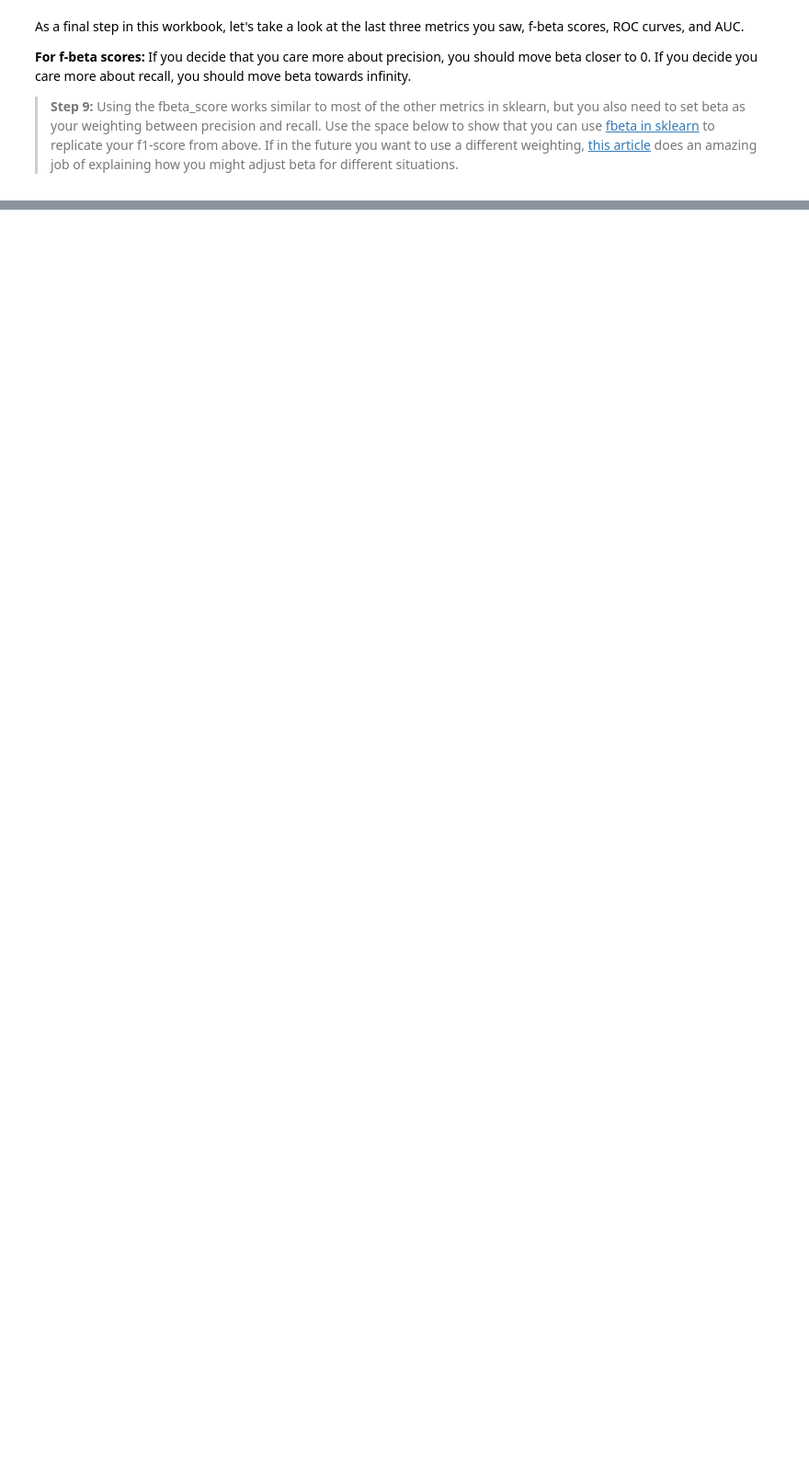
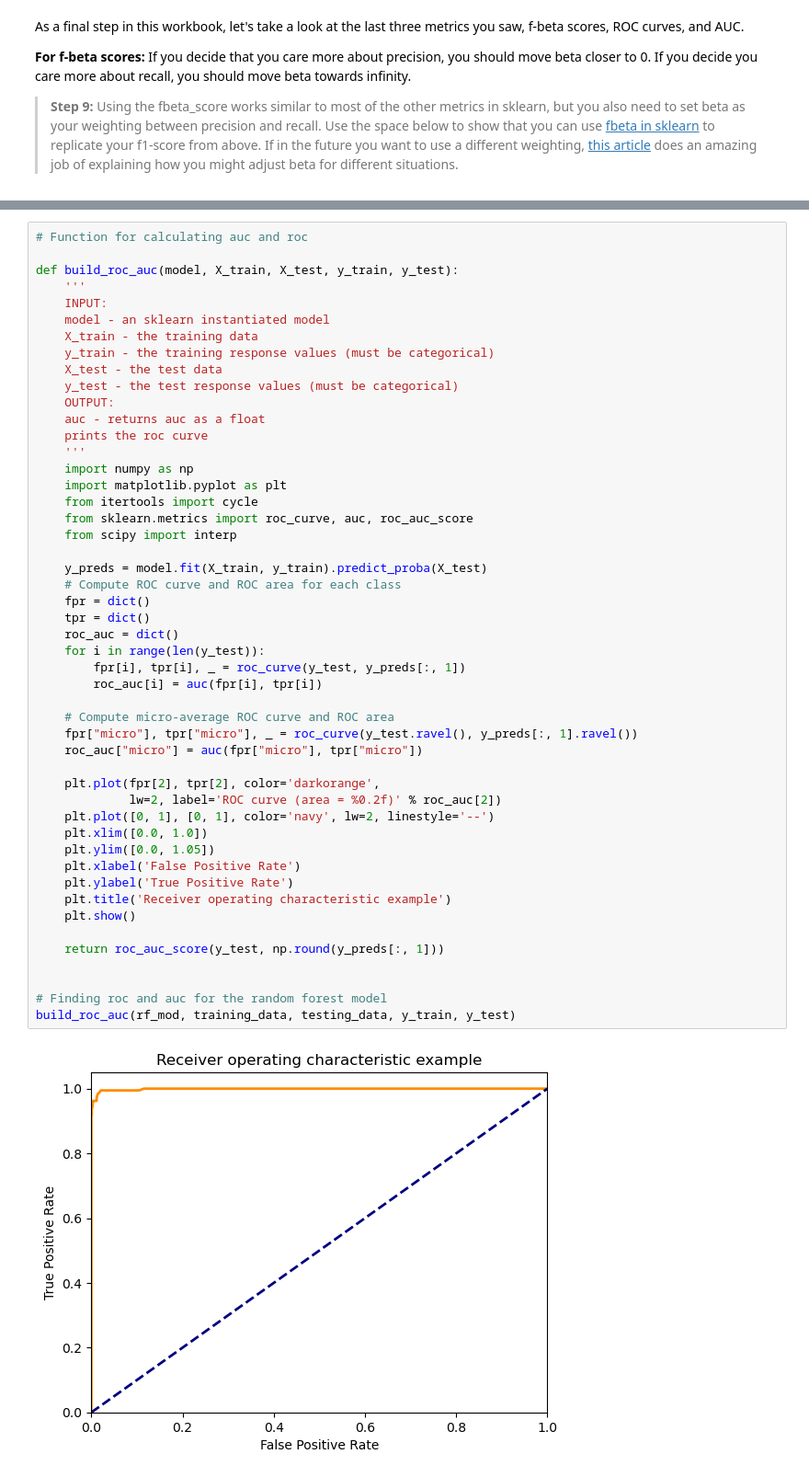
Before and after one commit to kumaeki/INTRO-TO-ML, a Jupyter notebook: my-jupytor/02-Supervised-Learning/S-08-Model-Evalution-Metrics/02_Sklearn_Classification.ipynb, the cells around one changed output, grey strips where cells are left out. Shown: that part at 92% size. Drawn from its saved outputs; the diff is of its cells as text; blank space fills up the shorter version.

Commit message:
Model Evalution Metrics part2

```diff
--- a/my-jupytor/02-Supervised-Learning/S-08-Model-Evalution-Metrics/02_Sklearn_Classification.ipynb
+++ b/my-jupytor/02-Supervised-Learning/S-08-Model-Evalution-Metrics/02_Sklearn_Classification.ipynb
@@ -252,0 +350,51 @@ As a final step in this workbook, let's take a look at the last three metrics yo
+# %%
+# Function for calculating auc and roc
+
+def build_roc_auc(model, X_train, X_test, y_train, y_test):
+    '''
+    INPUT:
+    model - an sklearn instantiated model
+    X_train - the training data
+    y_train - the training response values (must be categorical)
+    X_test - the test data
+    y_test - the test response values (must be categorical)
+    OUTPUT:
+    auc - returns auc as a float
+    prints the roc curve
+    '''
+    import numpy as np
+    import matplotlib.pyplot as plt
+    from itertools import cycle
+    from sklearn.metrics import roc_curve, auc, roc_auc_score
+    from scipy import interp
+
+    y_preds = model.fit(X_train, y_train).predict_proba(X_test)
+    # Compute ROC curve and ROC area for each class
+    fpr = dict()
+    tpr = dict()
+    roc_auc = dict()
+    for i in range(len(y_test)):
+        fpr[i], tpr[i], _ = roc_curve(y_test, y_preds[:, 1])
+        roc_auc[i] = auc(fpr[i], tpr[i])
+
+    # Compute micro-average ROC curve and ROC area
+    fpr["micro"], tpr["micro"], _ = roc_curve(y_test.ravel(), y_preds[:, 1].ravel())
+    roc_auc["micro"] = auc(fpr["micro"], tpr["micro"])
+
+    plt.plot(fpr[2], tpr[2], color='darkorange',
+             lw=2, label='ROC curve (area = %0.2f)' % roc_auc[2])
+    plt.plot([0, 1], [0, 1], color='navy', lw=2, linestyle='--')
+    plt.xlim([0.0, 1.0])
+    plt.ylim([0.0, 1.05])
+    plt.xlabel('False Positive Rate')
+    plt.ylabel('True Positive Rate')
+    plt.title('Receiver operating characteristic example')
+    plt.show()
+
+    return roc_auc_score(y_test, np.round(y_preds[:, 1]))
+
+
+# Finding roc and auc for the random forest model
+build_roc_auc(rf_mod, training_data, testing_data, y_train, y_test)
+# %% [output]
+[figure, added]
```
Also changed, not shown: parts of 8 cells of this notebook, 4 other files.
